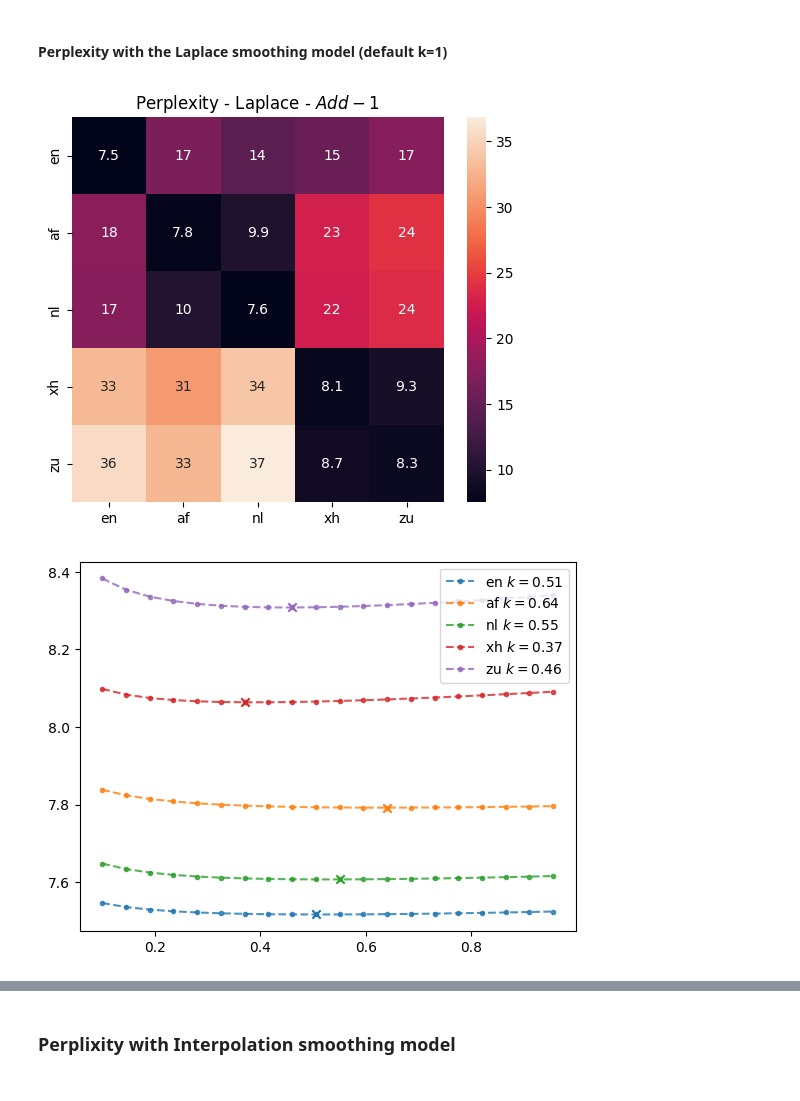
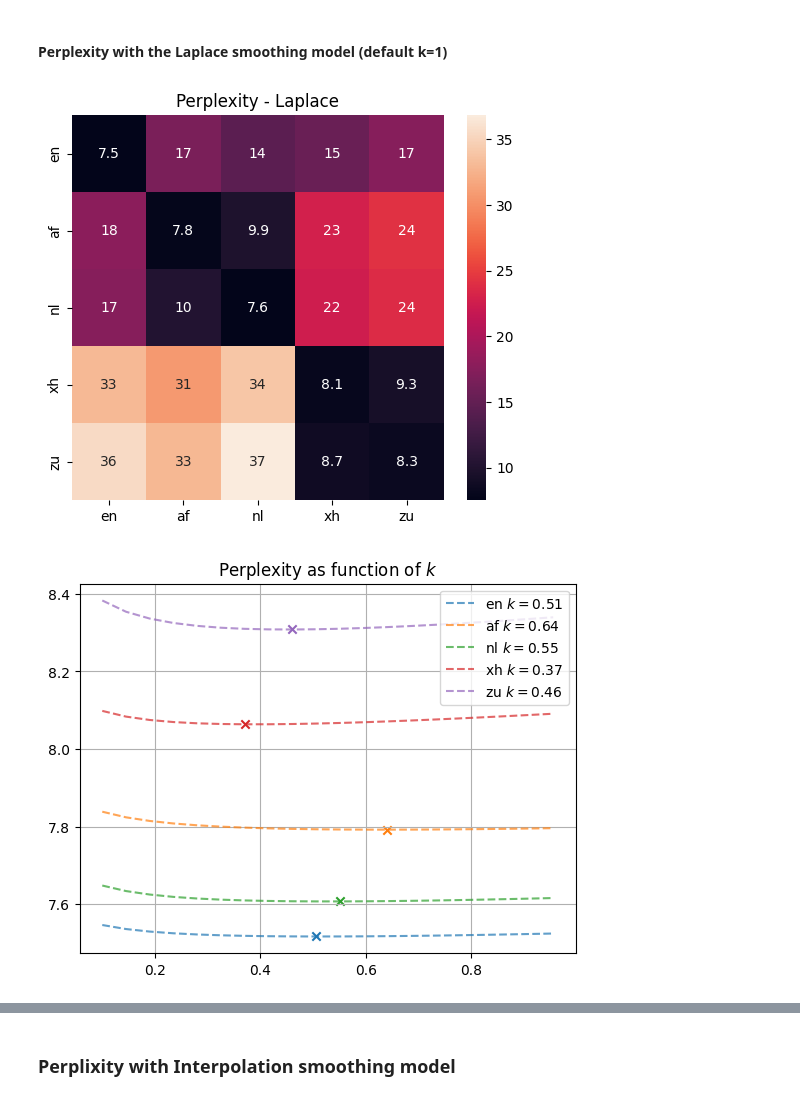
Before and after one commit to Fahazavana/NGramLMs_BPE, a Jupyter notebook: main.ipynb, the cells around one changed output, grey strips where cells are left out. Saved outputs shown, nothing was run; the diff lists cells and outputs as text; code cells hidden in the pictures.

Commit message:
Completed the report

```diff
--- a/main.ipynb
+++ b/main.ipynb
@@ -78,10 +73,10 @@ default_parameters = {
         'k': 1,
     } for model in models
 }
-title = r"Perplexity - Laplace - $Add-1$"
-make_cmf(models, val_files, default_parameters, mode='add_k', title=title)
+title = r"Perplexity - Laplace"
+make_cmf(models, val_files, default_parameters, mode='add_k', title=title, save='report/figures/laplace.pdf')
 # %% [output]
-[figure, old version]
+[figure, new version]
 # %%
 k_list = np.arange(0.1, 1, 0.9 / 20)
 perplexity_vals = {}
@@ -90,14 +85,16 @@ for model, file in zip(models, val_files):
 # %%
 best_k = {}
 for model, values in zip(models, perplexity_vals.values()):
     k = np.argmin(values)
-    plt.plot(k_list, values, '.--', label=fr"{model.name} $k = {k_list[k]:.2f}$", alpha=0.8)
+    plt.plot(k_list, values, '--', label=fr"{model.name} $k = {k_list[k]:.2f}$", alpha=0.7)
     plt.scatter(k_list[k], values[k], marker='x')
     best_k[model.name] = k_list[k]
+plt.title(r"Perplexity as function of $k$")
+plt.grid()
 plt.legend()
 plt.show()
 # %% [output]
-[figure, old version]
+[figure, new version]
 # %%
 tuned_parameters = {
     model.name: {
```
Also changed, not shown: parts of 11 cells of this notebook, 13 other files.
